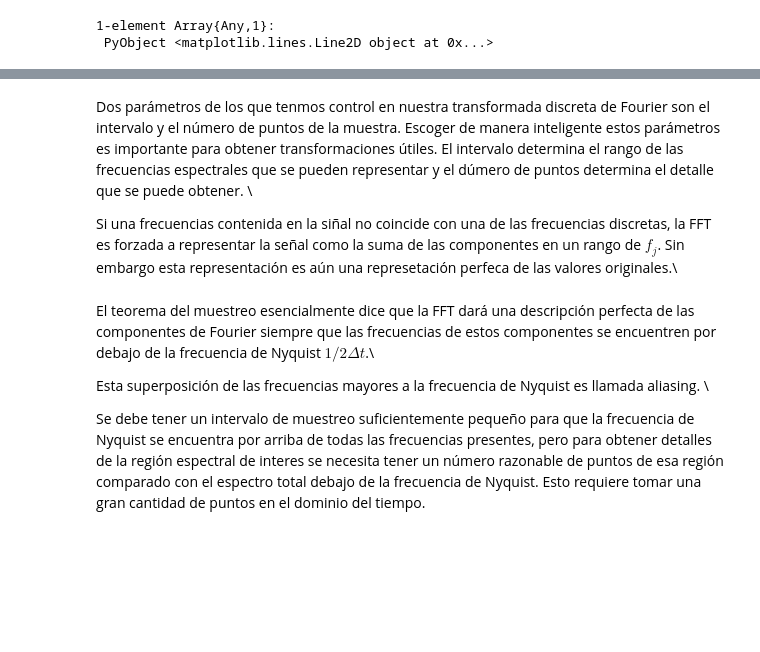
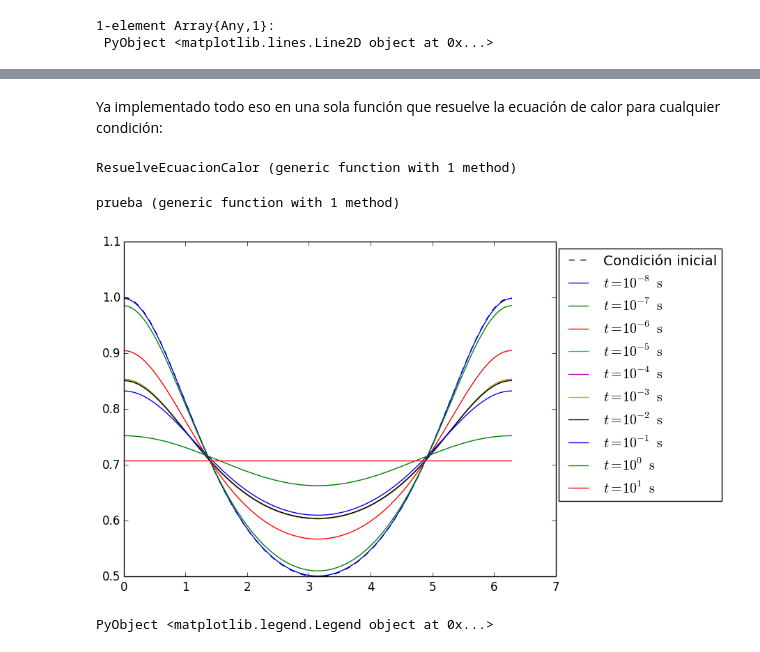
Before and after one commit to carlosmvillegasb/ProyectoFinal, a Jupyter notebook: ProyectoFourier_Granados-Villegas.ipynb, the cells around one changed output, grey strips where cells are left out. Drawn from its saved outputs; the diff is of its cells as text; code cells hidden in the pictures; blank space fills up the shorter version.

Commit message:
Ya programé la función que resuelve la ecuación de calor a un tiempo dado, y la probé a diferentes tiempos

```diff
--- a/ProyectoFourier_Granados-Villegas.ipynb
+++ b/ProyectoFourier_Granados-Villegas.ipynb
@@ -196,10 +216,40 @@ Pero al parecer las $k's$ en la función que ocupé no son las que ocupamos como
-# %% [markdown]
-Dos parámetros de los que tenmos control en nuestra transformada discreta de Fourier son el intervalo y el número de puntos de la muestra. Escoger de manera inteligente estos parámetros es importante para obtener transformaciones útiles. El intervalo determina el rango de las frecuencias espectrales que se pueden representar y el dúmero de puntos determina el detalle que se puede obtener. \\
-
-Si una frecuencias contenida en la siñal no coincide con una de las frecuencias discretas, la FFT es forzada a representar la señal como la suma de las componentes en un rango de $f_j$. Sin embargo esta representación es aún una represetación perfeca de las valores originales.\\
-# %% [markdown]
-El teorema del muestreo esencialmente dice que la FFT dará una descripción perfecta de las componentes de Fourier siempre que las frecuencias de estos componentes se encuentren por debajo de la frecuencia de Nyquist $1/2\Delta t$.\\
-
-Esta superposición de las frecuencias mayores a la frecuencia de Nyquist es llamada aliasing. \\
-
-Se debe tener un intervalo de muestreo suficientemente pequeño para que la frecuencia de Nyquist se encuentra por arriba de todas las frecuencias presentes, pero para obtener detalles de la región espectral de interes se necesita tener un número razonable de puntos de esa región comparado con el espectro total debajo de la frecuencia de Nyquist. Esto requiere tomar una gran cantidad de puntos en el dominio del tiempo.
+# %% [markdown]
+Ya implementado todo eso en una sola función que resuelve la ecuación de calor para cualquier condición:
+# %%
+function ResuelveEcuacionCalor(condicion_inicial::Function,x_final::Real,Δx::Real,t::Real)
+    dominio_x=[0:Δx:x_final]
+    N=length(dominio_x)
+    ym=Complex{Float64}[condicion_inicial(x) for x in dominio_x]
+    Yn=fft(ym)
+    u_gorro=complex(zeros(N))
+    dominio_k=[((n-1)/(N*h)) for n in [1:N]]
+    for n in 1:N
+        u_gorro[n]=exp(-4*(π^2)*(((dominio_k[n])^2))*t)*Yn[n]
+    end
+    u_solucion=ifft(u_gorro)
+    return u_solucion
+end
+# %% [output]
+ResuelveEcuacionCalor (generic function with 1 method)
+# %%
+prueba(x)=1/(1+(sin(x/2)^2))
+# %% [output]
+prueba (generic function with 1 method)
+# %%
+x=2*pi
+h=x/1024
+X=0:h:x
+U0=[prueba(x) for x in X]
+plot(X,U0, "k--",label="Condición inicial")
+decadas=10
+for k in 1:decadas
+    expo=float(-9+k)
+    tn=10.^expo
+    Un=ResuelveEcuacionCalor(prueba,x,h,tn)
+    expon=int(expo)
+    plot(X,Un,label="\$t=10^{$expon}\\,\\mathrm{s}\$")
+end
+legend(bbox_to_anchor=(1.4, 1))
+# %% [output]
+[figure, added]
+PyObject <matplotlib.legend.Legend object at 0x...>
```
Also changed, not shown: parts of 34 cells of this notebook.
